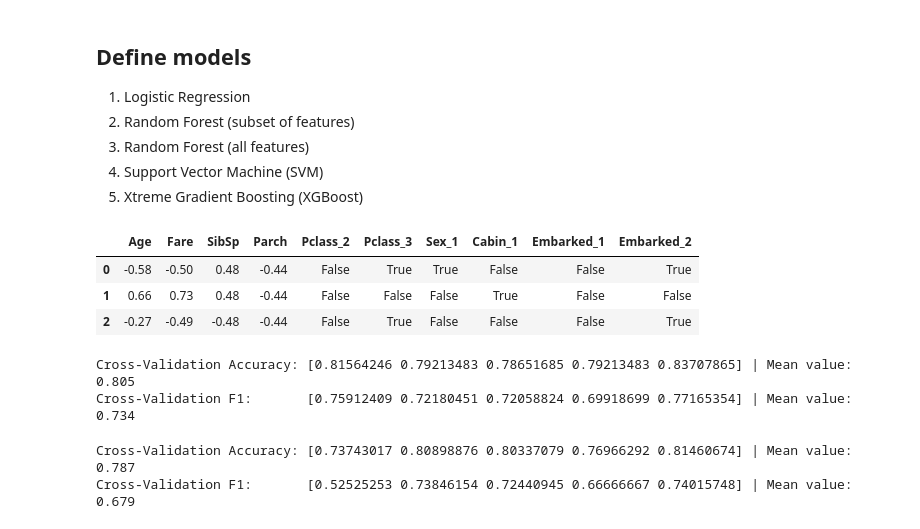
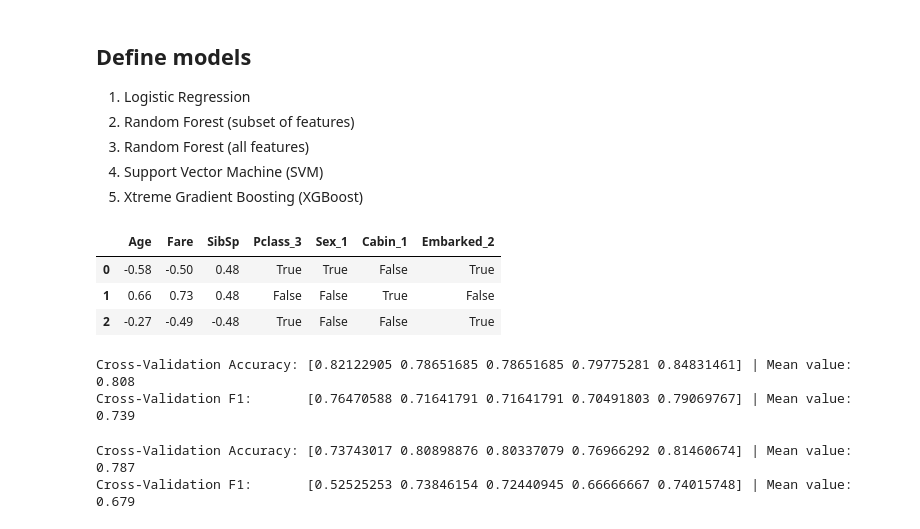
Before and after one commit to torhaa1/Kaggle_Titanic, a Jupyter notebook: 1_compare_models.ipynb, the cells around one changed output. Saved outputs shown, nothing was run; the diff lists cells and outputs as text; code cells hidden in the pictures.

Commit message:
dropped low importance features: Parch, Embarked_1, Pclass_2

```diff
--- a/1_compare_models.ipynb
+++ b/1_compare_models.ipynb
@@ -67,20 +67,29 @@ from xgboost import XGBClassifier
 from sklearn.ensemble import GradientBoostingClassifier
 from sklearn.model_selection import cross_val_score
 # %%
-# load cleaned data
+# load cleaned data (all features minus low-importance features)
 train_data = pd.read_csv('data/train_clean_allFeatures.csv')
 test_data = pd.read_csv('data/test_clean_allFeatures.csv')
 
 y = train_data["Survived"] # target variable
+X = train_data.drop(['Survived', 'PassengerId', 'Parch', 'Embarked_1', 'Pclass_2'], axis=1)
+X_test = test_data.drop(['PassengerId', 'Parch', 'Embarked_1', 'Pclass_2'], axis=1)
 
-X = train_data.drop(["Survived", "PassengerId"], axis=1)
-X_test = test_data.drop(["PassengerId"], axis=1)
+
+# small subset of features
+train_data_subset = pd.read_csv('data/train_clean_subsetFeatures.csv')
+test_data_subset = pd.read_csv('data/test_clean_subsetFeatures.csv')
+
+y_subset = train_data_subset["Survived"] # target variable
+X_subset = train_data_subset.drop(["Survived", "PassengerId"], axis=1)
+X_test_subset = test_data_subset.drop(["PassengerId"], axis=1)
+
 X.head(3)
 # %% [output]
-|  | Age | Fare | SibSp | Parch | Pclass_2 | Pclass_3 | Sex_1 | Cabin_1 | Embarked_1 | Embarked_2 |
-| 0 | -0.58 | -0.50 | 0.48 | -0.44 | False | True | True | False | False | True |
-| 1 | 0.66 | 0.73 | 0.48 | -0.44 | False | False | False | True | False | False |
-| 2 | -0.27 | -0.49 | -0.48 | -0.44 | False | True | False | False | False | True |
+|  | Age | Fare | SibSp | Pclass_3 | Sex_1 | Cabin_1 | Embarked_2 |
+| 0 | -0.58 | -0.50 | 0.48 | True | True | False | True |
+| 1 | 0.66 | 0.73 | 0.48 | False | False | True | False |
+| 2 | -0.27 | -0.49 | -0.48 | True | False | False | True |
 # %%
 # Logistic Regression model
 lr = LogisticRegression(max_iter = 2000, random_state=1)
@@ -90,7 +99,7 @@ cv_f1 = cross_val_score(lr, X, y, cv=5, scoring='f1')
 print(f'Cross-Validation Accuracy: {cv_accuracy} | Mean value: {round(cv_accuracy.mean(),3)}')
 print(f'Cross-Validation F1:       {cv_f1} | Mean value: {round(cv_f1.mean(),3)}')
 # %% [output]
-Cross-Validation Accuracy: [0.81564246 0.79213483 0.78651685 0.79213483 0.83707865] | Mean value: 0.805
-Cross-Validation F1:       [0.75912409 0.72180451 0.72058824 0.69918699 0.77165354] | Mean value: 0.734
+Cross-Validation Accuracy: [0.82122905 0.78651685 0.78651685 0.79775281 0.84831461] | Mean value: 0.808
+Cross-Validation F1:       [0.76470588 0.71641791 0.71641791 0.70491803 0.79069767] | Mean value: 0.739
 # %%
 # Random Forest model - subset of features
```
Also changed, not shown: parts of 17 cells of this notebook, 6 other files.
